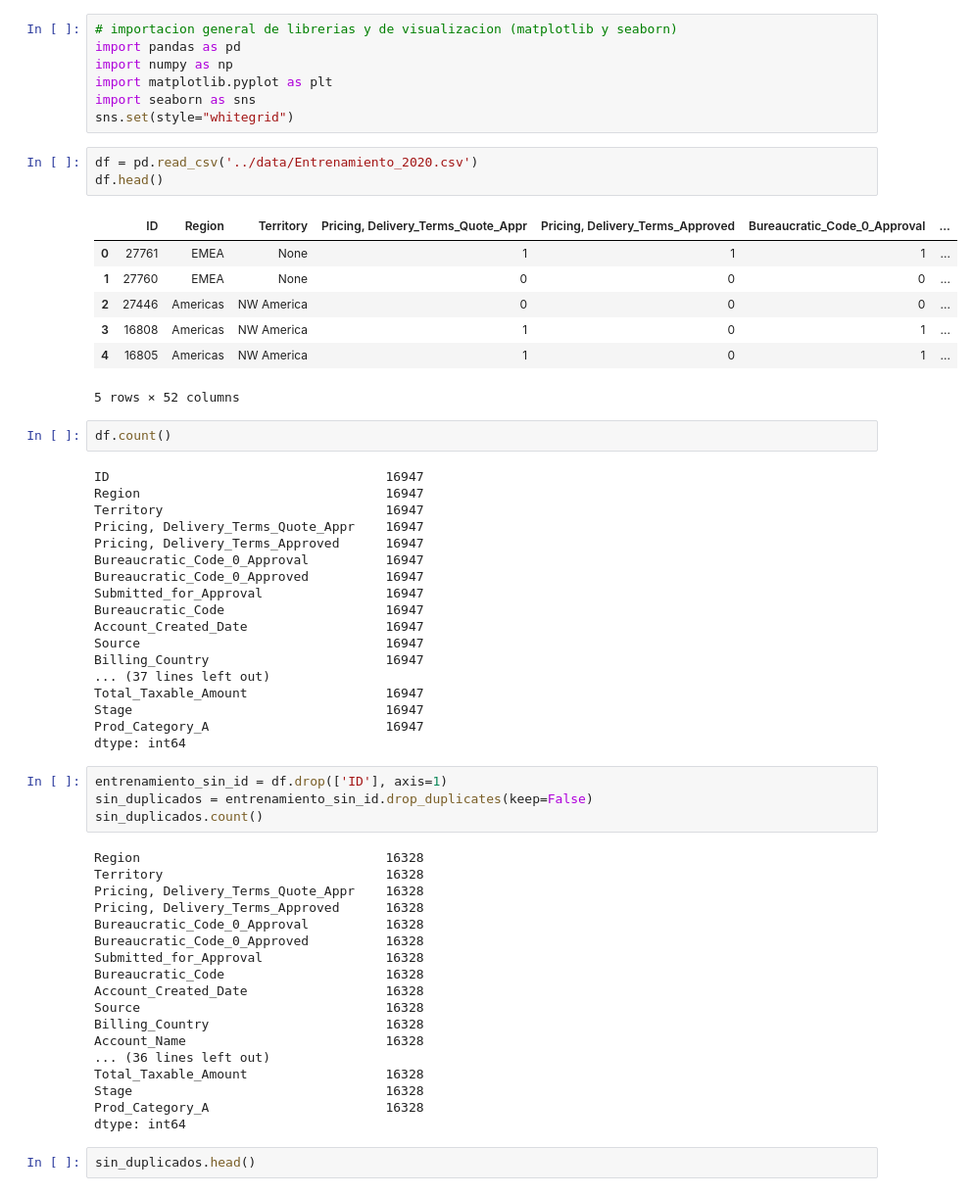
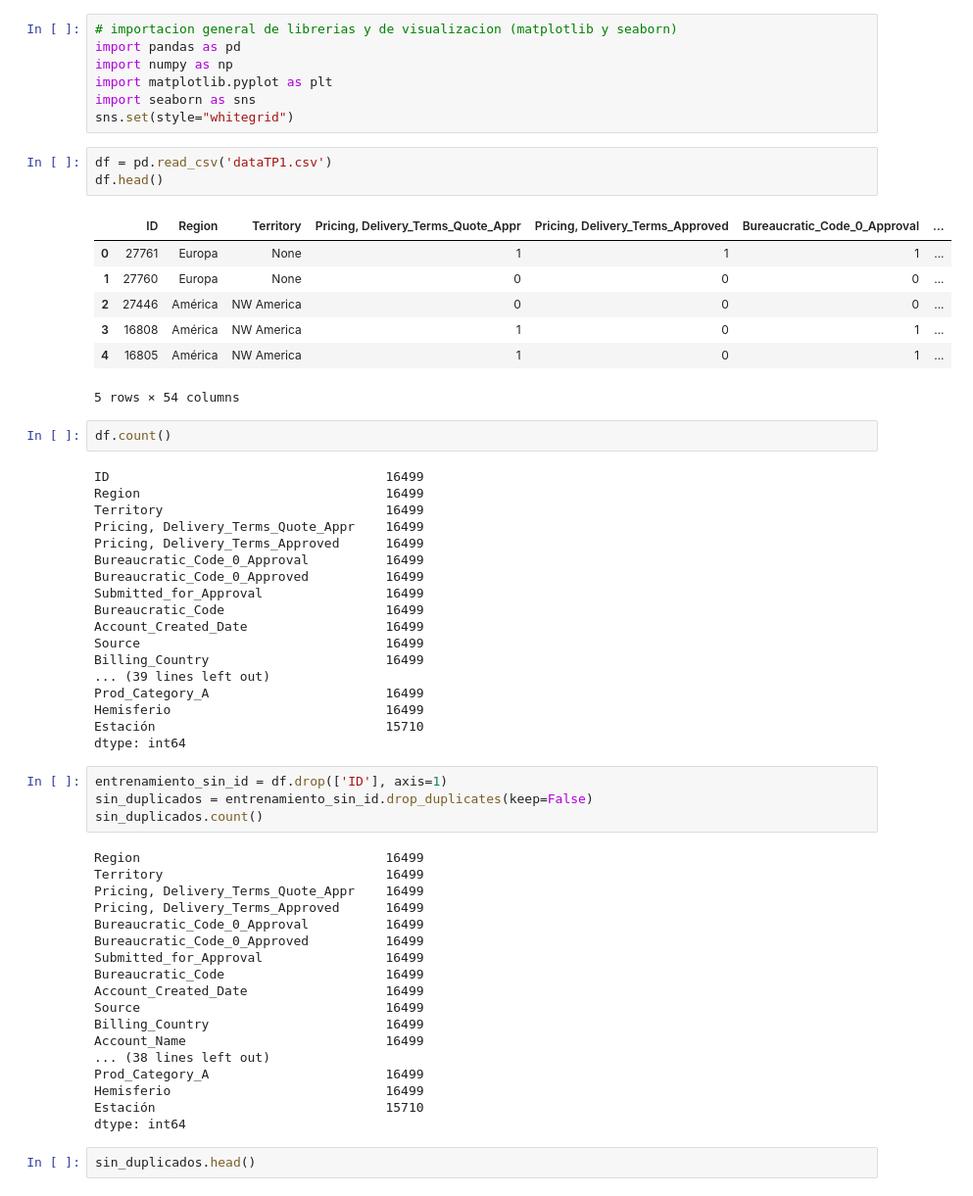
Before and after one commit to miguelAfonzalida/TP1-OrgaDatos, a Jupyter notebook: TP1_Burocracia.ipynb, the cells around one changed output. Shown: that part at 98% size. Saved outputs shown, nothing was run; the diff lists cells and outputs as text.

```diff
--- a/TP1_Burocracia.ipynb
+++ b/TP1_Burocracia.ipynb
@@ -6,57 +6,57 @@ import matplotlib.pyplot as plt
 import seaborn as sns
 sns.set(style="whitegrid")
 # %%
-df = pd.read_csv('../data/Entrenamiento_2020.csv')
+df = pd.read_csv('dataTP1.csv')
 df.head()
 # %% [output]
 |  | ID | Region | Territory | Pricing, Delivery_Terms_Quote_Appr | Pricing, Delivery_Terms_Approved | Bureaucratic_Code_0_Approval | ... |
-| 0 | 27761 | EMEA | None | 1 | 1 | 1 | ... |
-| 1 | 27760 | EMEA | None | 0 | 0 | 0 | ... |
-| 2 | 27446 | Americas | NW America | 0 | 0 | 0 | ... |
-| 3 | 16808 | Americas | NW America | 1 | 0 | 1 | ... |
-| 4 | 16805 | Americas | NW America | 1 | 0 | 1 | ... |
+| 0 | 27761 | Europa | None | 1 | 1 | 1 | ... |
+| 1 | 27760 | Europa | None | 0 | 0 | 0 | ... |
+| 2 | 27446 | América | NW America | 0 | 0 | 0 | ... |
+| 3 | 16808 | América | NW America | 1 | 0 | 1 | ... |
+| 4 | 16805 | América | NW America | 1 | 0 | 1 | ... |
-5 rows × 52 columns
+5 rows × 54 columns
 # %%
 df.count()
 # %% [output]
-ID                                    16947
-Region                                16947
-Territory                             16947
-Pricing, Delivery_Terms_Quote_Appr    16947
-Pricing, Delivery_Terms_Approved      16947
-Bureaucratic_Code_0_Approval          16947
-Bureaucratic_Code_0_Approved          16947
-Submitted_for_Approval                16947
-Bureaucratic_Code                     16947
-Account_Created_Date                  16947
-Source                                16947
-Billing_Country                       16947
-... (37 lines left out)
-Total_Taxable_Amount                  16947
-Stage                                 16947
-Prod_Category_A                       16947
+ID                                    16499
+Region                                16499
+Territory                             16499
+Pricing, Delivery_Terms_Quote_Appr    16499
+Pricing, Delivery_Terms_Approved      16499
+Bureaucratic_Code_0_Approval          16499
+Bureaucratic_Code_0_Approved          16499
+Submitted_for_Approval                16499
+Bureaucratic_Code                     16499
+Account_Created_Date                  16499
+Source                                16499
+Billing_Country                       16499
+... (39 lines left out)
+Prod_Category_A                       16499
+Hemisferio                            16499
+Estación                              15710
 dtype: int64
 # %%
 entrenamiento_sin_id = df.drop(['ID'], axis=1)
 sin_duplicados = entrenamiento_sin_id.drop_duplicates(keep=False)
 sin_duplicados.count()
 # %% [output]
-Region                                16328
-Territory                             16328
-Pricing, Delivery_Terms_Quote_Appr    16328
-Pricing, Delivery_Terms_Approved      16328
-Bureaucratic_Code_0_Approval          16328
-Bureaucratic_Code_0_Approved          16328
-Submitted_for_Approval                16328
-Bureaucratic_Code                     16328
-Account_Created_Date                  16328
-Source                                16328
-Billing_Country                       16328
-Account_Name                          16328
-... (36 lines left out)
-Total_Taxable_Amount                  16328
-Stage                                 16328
-Prod_Category_A                       16328
+Region                                16499
+Territory                             16499
+Pricing, Delivery_Terms_Quote_Appr    16499
+Pricing, Delivery_Terms_Approved      16499
+Bureaucratic_Code_0_Approval          16499
+Bureaucratic_Code_0_Approved          16499
+Submitted_for_Approval                16499
+Bureaucratic_Code                     16499
+Account_Created_Date                  16499
+Source                                16499
+Billing_Country                       16499
+Account_Name                          16499
+... (38 lines left out)
+Prod_Category_A                       16499
+Hemisferio                            16499
+Estación                              15710
 dtype: int64
 # %%
 sin_duplicados.head()
```
Also changed, not shown: parts of 20 cells of this notebook.
